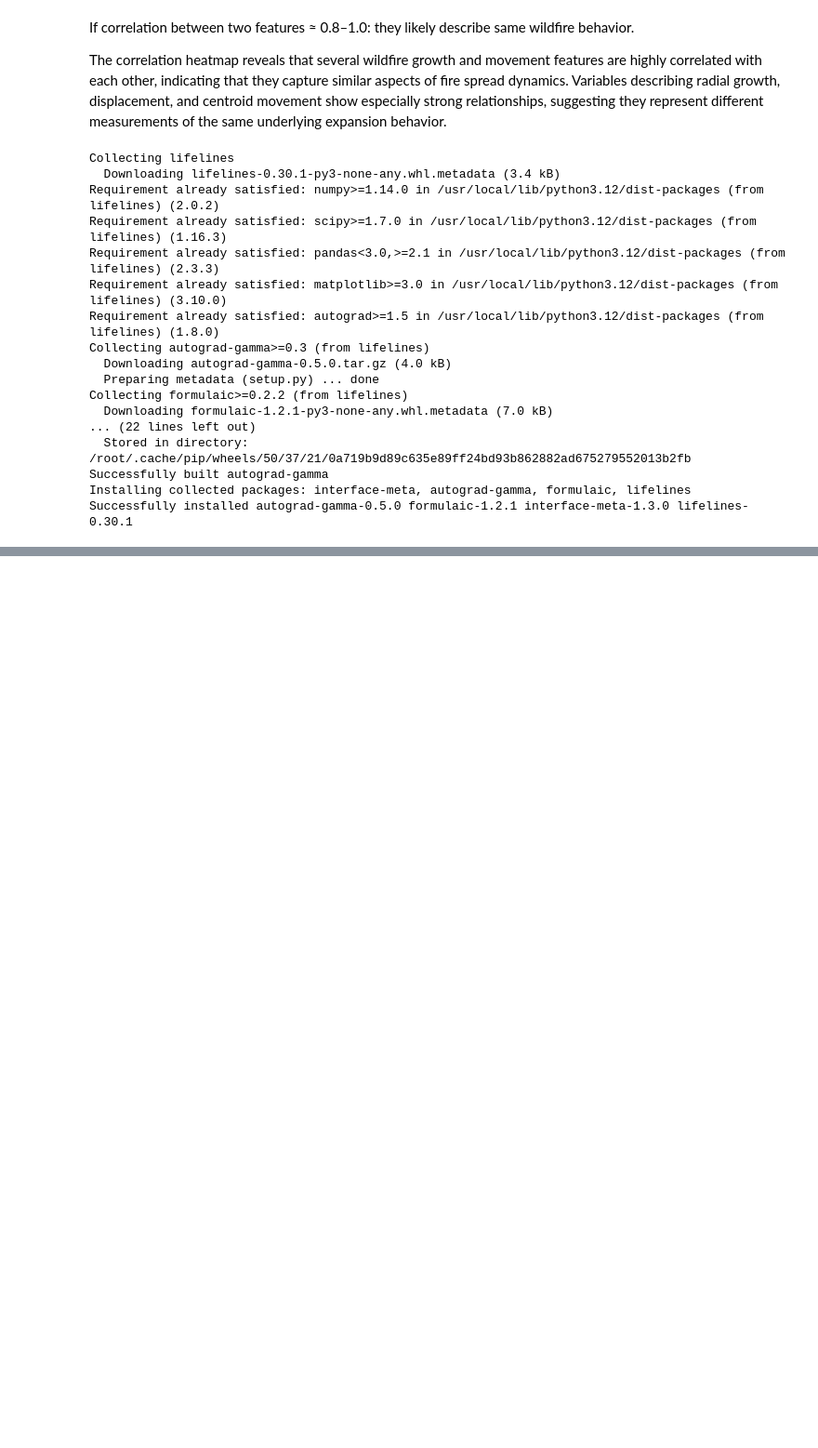
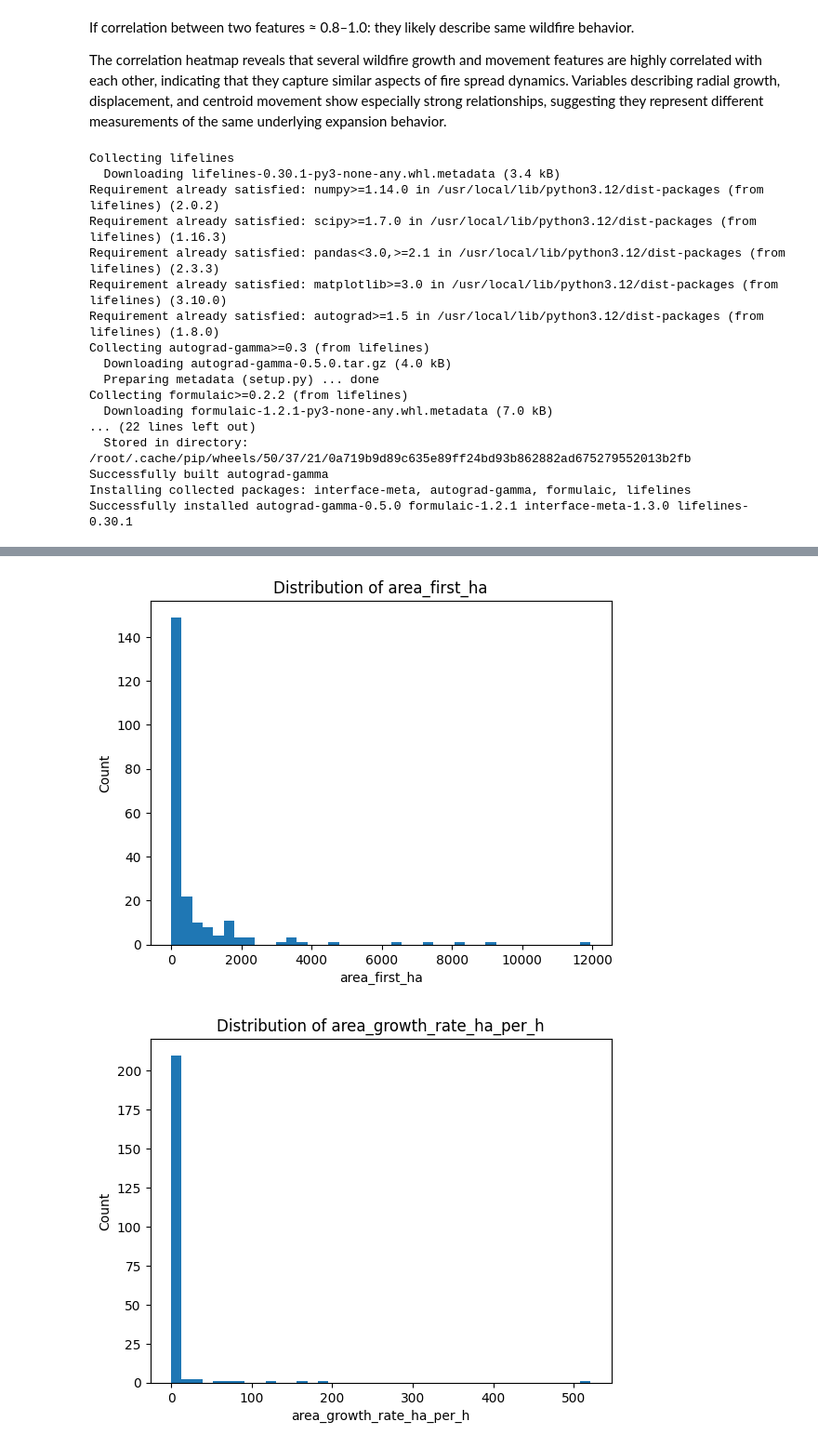
Before and after one commit to kholostovamk/KaggleCompetitionFires, a Jupyter notebook: notebook68a9156674.ipynb, the cells around one changed output, grey strips where cells are left out. Shown at 93% size. Cells and saved outputs as stored; diff of their text form; code cells hidden in the pictures; blank space fills up the shorter version.

```diff
--- a/notebook68a9156674.ipynb
+++ b/notebook68a9156674.ipynb
@@ -412,0 +475,5 @@ plt.show()
+# %%
+for col in ["hit_12h","hit_24h","hit_48h","hit_72h"]:
+
+    print(train[col].value_counts(normalize=True))
+    print()
@@ -412,0 +539,21 @@ plt.show()
+# %%
+features_to_check = [
+    "area_first_ha",
+    "area_growth_rate_ha_per_h",
+    "num_perimeters_0_5h",
+    "radial_growth_rate_m_per_h",
+    "centroid_speed_m_per_h"
+]
+
+import matplotlib.pyplot as plt
+
+for col in features_to_check:
+    plt.figure()
+    plt.hist(train[col], bins=40)
+    plt.title(f"Distribution of {col}")
+    plt.xlabel(col)
+    plt.ylabel("Count")
+    plt.show()
+# %% [output]
+[figure, added]
+[figure, added]
```
Also changed, not shown: parts of 20 cells of this notebook.
